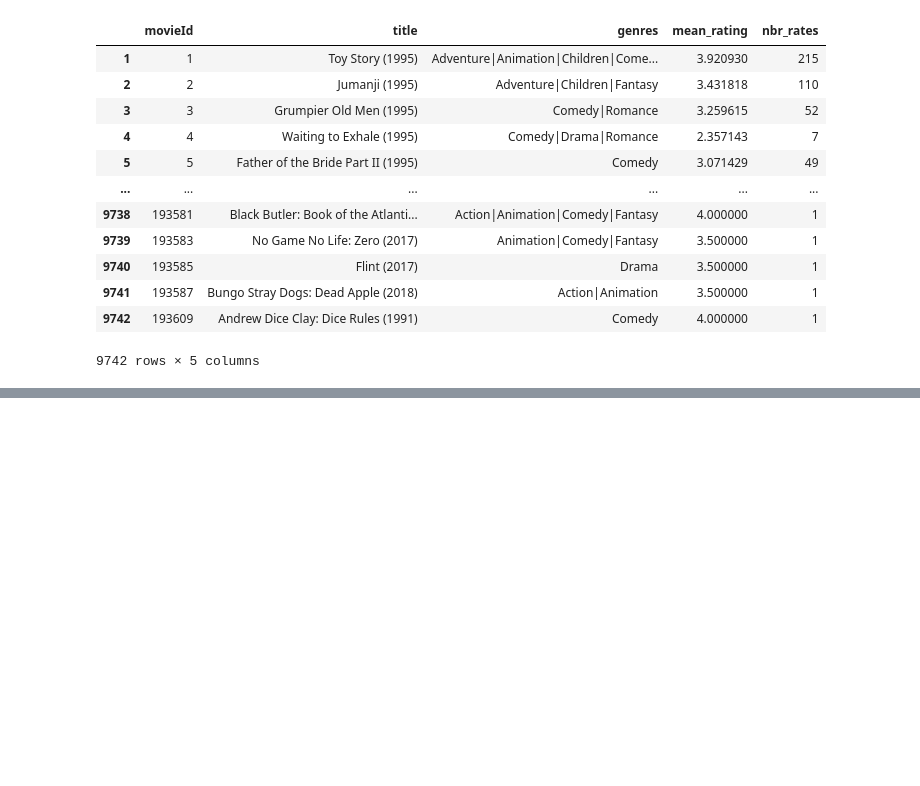
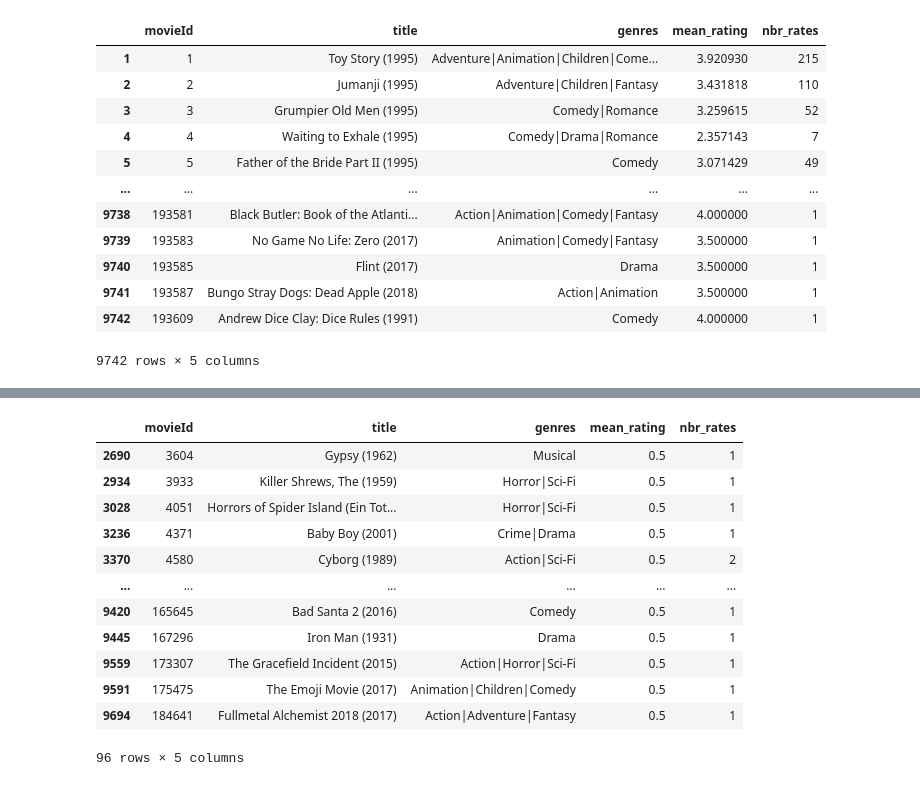
Before and after one commit to anasbn44/movie_recomender, a Jupyter notebook: movie_ratings.ipynb, the cells around one changed output, grey strips where cells are left out. Saved outputs shown, nothing was run; the diff lists cells and outputs as text; code cells hidden in the pictures; blank space fills up the shorter version.

```diff
--- a/movie_ratings.ipynb
+++ b/movie_ratings.ipynb
@@ -183,0 +213,16 @@ da
+# %%
+da.loc[da.mean_rating == da.mean_rating.min(), :]
+# %% [output]
+|  | movieId | title | genres | mean_rating | nbr_rates |
+| 2690 | 3604 | Gypsy (1962) | Musical | 0.5 | 1 |
+| 2934 | 3933 | Killer Shrews, The (1959) | Horror|Sci-Fi | 0.5 | 1 |
+| 3028 | 4051 | Horrors of Spider Island (Ein Tot... | Horror|Sci-Fi | 0.5 | 1 |
+| 3236 | 4371 | Baby Boy (2001) | Crime|Drama | 0.5 | 1 |
+| 3370 | 4580 | Cyborg (1989) | Action|Sci-Fi | 0.5 | 2 |
+| ... | ... | ... | ... | ... | ... |
+| 9420 | 165645 | Bad Santa 2 (2016) | Comedy | 0.5 | 1 |
+| 9445 | 167296 | Iron Man (1931) | Drama | 0.5 | 1 |
+| 9559 | 173307 | The Gracefield Incident (2015) | Action|Horror|Sci-Fi | 0.5 | 1 |
+| 9591 | 175475 | The Emoji Movie (2017) | Animation|Children|Comedy | 0.5 | 1 |
+| 9694 | 184641 | Fullmetal Alchemist 2018 (2017) | Action|Adventure|Fantasy | 0.5 | 1 |
+96 rows × 5 columns
```
Also changed, not shown: parts of 7 cells of this notebook, 2 other files.
